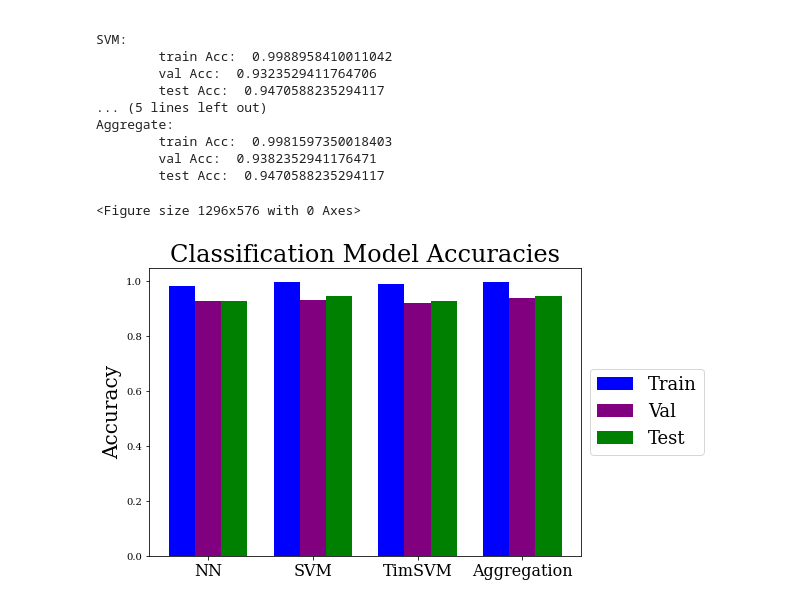
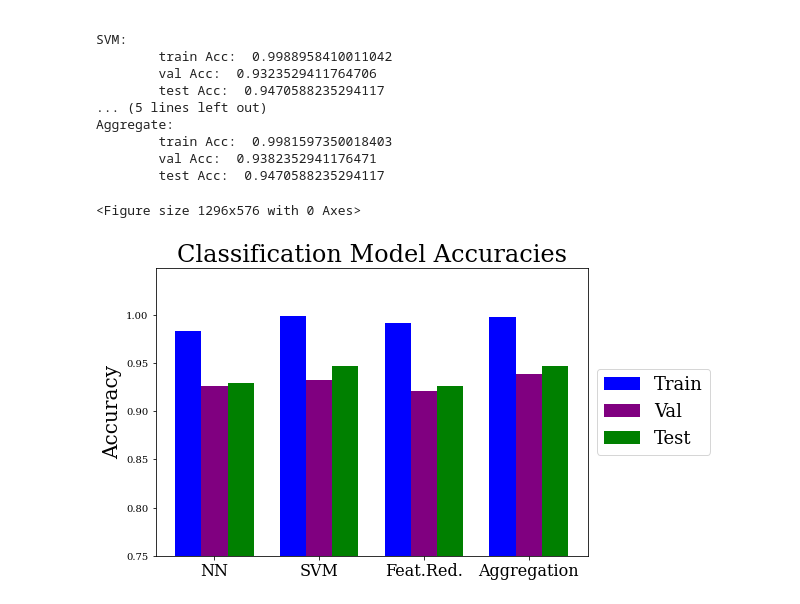
Before and after one commit to timothylindsey/Biola-Lawrence-Livermore-Project, a Jupyter notebook: Code/Figure Making.ipynb, the cells around one changed output. Drawn from its saved outputs; the diff is of its cells as text; code cells hidden in the pictures.

Commit message:
some figure stuffs

```diff
--- a/Code/Figure Making.ipynb
+++ b/Code/Figure Making.ipynb
@@ -245,21 +248,23 @@ Aggregate:
 # %%
 X = np.arange(4)
 fig = plt.figure(figsize=(18,8),facecolor=(1, 1, 1))
 fig = plt.figure()
 ax = fig.add_axes([0,0,1,1])
 
 ax.bar(X+.25, [trainAcc1, trainAcc2, trainAcc3, trainAcc4],  color="blue",  width=.25, label="Train")
 ax.bar(X+.5, [valAcc1, valAcc2, valAcc3, valAcc4],         color="purple", width=.25, label="Val")
 ax.bar(X+.75, [testAcc1, testAcc2, testAcc3, testAcc4],    color="green",   width=.25, label="Test")
 
 ax.set_title("Classification Model Accuracies", fontsize=24)
 #ax.set_xlabel("Model", fontsize=20)
 ax.set_ylabel("Accuracy", fontsize=20)
 ax.set_xticks(X+.5)
-ax.set_xticklabels(["NN", "SVM", "TimSVM", "Aggregation"], fontsize=16)
+ax.set_xticklabels(["NN", "SVM", "Feat.Red.", "Aggregation"], fontsize=16)
 ax.legend(loc='center left', bbox_to_anchor=(1, 0.5), fontsize=18)
 
-plt.savefig("../Figures/RegressionBar.jpg", bbox_inches='tight')
+ax.set_ylim(bottom=.75)
+
+plt.savefig("../Figures/ClassBar.jpg", bbox_inches='tight')
 # %% [output]
 <Figure size 1296x576 with 0 Axes>
-[figure, old version]
+[figure, new version]
```
Also changed, not shown: parts of 2 cells of this notebook, 4 other files.
